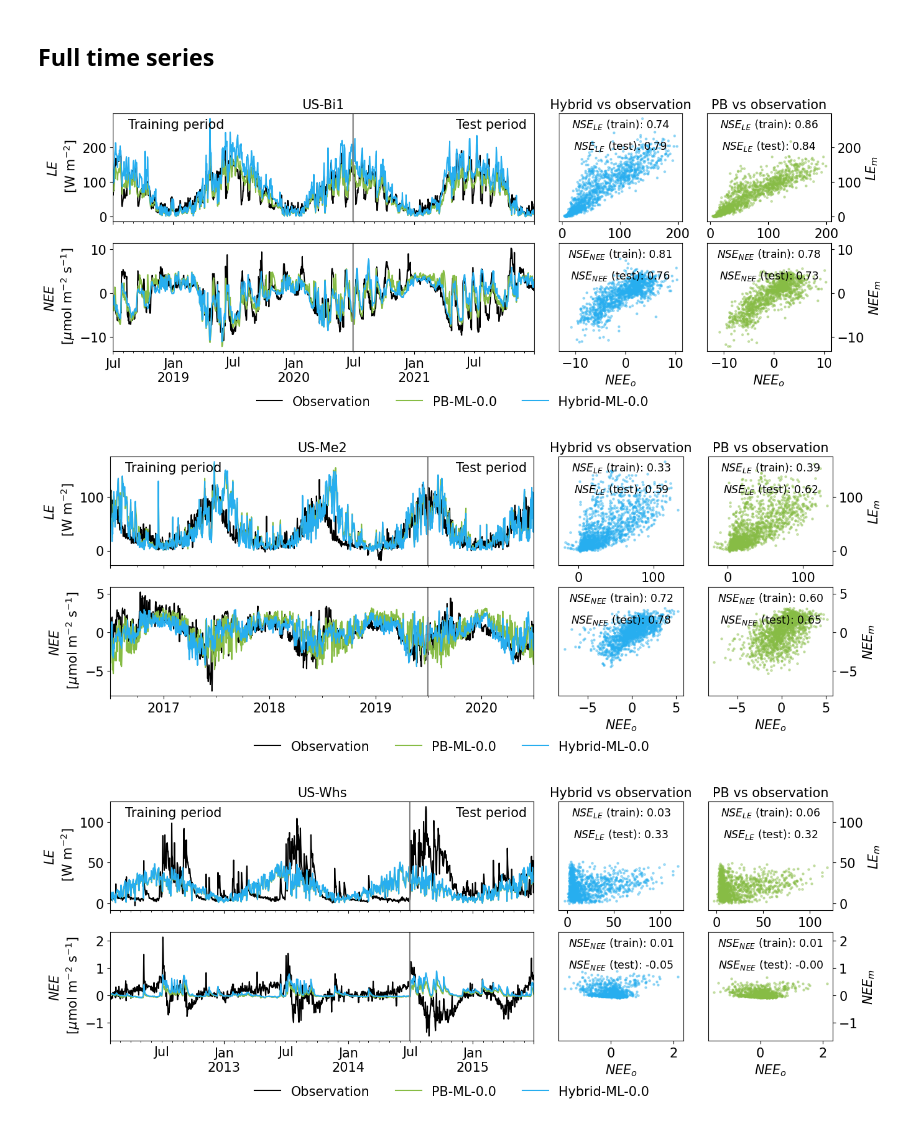
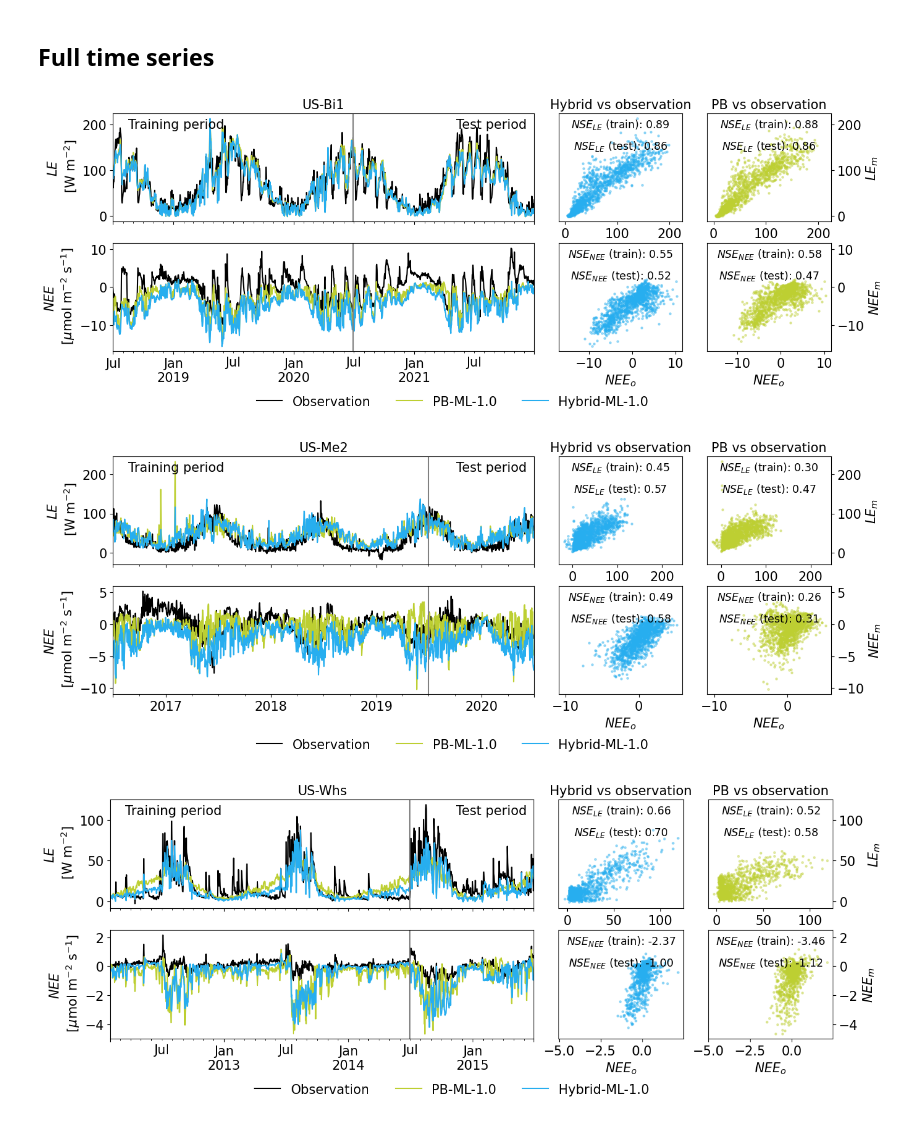
Before and after one commit to pnnl/JAX-CanVeg, a Jupyter notebook: examples/TrainingAnalysis.ipynb, the cells around one changed output. Drawn from its saved outputs; the diff is of its cells as text; code cells hidden in the pictures.

```diff
--- a/examples/TrainingAnalysis.ipynb
+++ b/examples/TrainingAnalysis.ipynb
@@ -44,6 +44,10 @@ dnn_combinations = list(itertools.product(sites, le_weight))
 metrics = ["mse", "nse", "cc"]
 metrics_labels = ["MSE", "NSE", "CC"]
 outputs = ["LE", "NEE"]
+
+colors = {
+    "PB": '#bdcf32', "Hybrid": '#27aeef', "DNN": '#87bc45', "Obs": "black"
+}
 # %% [markdown]
 # Load the training results
 # %% [markdown]
@@ -278,7 +282,7 @@ for i, varn in enumerate(["LE", "NEE"]):
             df_metrics, layer=layer, varn=varn, train_or_test=train_or_test
         )
         ax = sns.barplot(df_metrics_sub, ax=ax, x="site", y=metric, hue="model", errorbar='sd',
-                         palette=['#87bc45', '#27aeef', '#bdcf32'],
+                         palette=[colors['PB'], colors['Hybrid'], colors['DNN']],
                          legend="full" if i==1 and j==len(metrics)-1 else False)
         ax.set(xlabel="", ylabel=f"${metric.upper()}_{'{'+varn+'}'}$",
                yscale="symlog" if (varn=="NEE") and (metric=="mkge") else "linear")
@@ -381,14 +385,14 @@ for i, metric in enumerate(metrics):
             train_or_test=train_or_test,
         )[metric]
 
-        ax.plot(le_weight, le_m, ".-", color='#87bc45', label=f"$LE$ by PB-{layer}")
-        ax.plot(le_weight, le_hm, ".-", color='#27aeef', label=f"$LE$ by Hybrid-{layer}")
+        ax.plot(le_weight, le_m, ".-", color=colors['PB'], label=f"$LE$ by PB-{layer}")
+        ax.plot(le_weight, le_hm, ".-", color=colors['Hybrid'], label=f"$LE$ by Hybrid-{layer}")
         # ax.plot(le_weight, le_dm, ".-", label=f"DNN-{layer}")
         # ax.legend()
 
         ax2 = ax.twinx()
-        ax2.plot(le_weight, nee_m, "*--", color='#87bc45', label=f"$NEE$ by PB-{layer}")
-        ax2.plot(le_weight, nee_hm, "*--", color='#27aeef', label=f"$NEE$ by Hybrid-{layer}")
+        ax2.plot(le_weight, nee_m, "*--", color=colors['PB'], label=f"$NEE$ by PB-{layer}")
+        ax2.plot(le_weight, nee_hm, "*--", color=colors['Hybrid'], label=f"$NEE$ by Hybrid-{layer}")
         # ax2.plot(le_weight, nee_dm, "*--", label=f"DNN-{layer}")
         # ax2.legend()
 
@@ -582,7 +580,7 @@ plt.subplots_adjust(hspace=0.25)
 # %% [markdown]
 ## Full time series
 # %%
-weight = "0.0"
+weight = "1.0"
 for site,layer in itertools.product(sites, ['ML']):
     # Train data
     train_pb = (
@@ -614,9 +612,9 @@ for site,layer in itertools.product(sites, ['ML']):
     fig = plt.figure(figsize=(15, 5))
     gs = GridSpec(2, 5, figure=fig)
     ax1 = fig.add_subplot(gs[0,:-2])
-    pb["LE-obs"].plot(ax=ax1, color='black', label="Observation")
-    pb["LE"].plot(ax=ax1, color='#87bc45', label=f"PB-{layer}-{weight}")
-    hybrid["LE"].plot(ax=ax1, color='#27aeef', label=f"Hybrid-{layer}-{weight}")
+    pb["LE-obs"].plot(ax=ax1, color=colors['Obs'], label="Observation")
+    pb["LE"].plot(ax=ax1, color=colors['PB'], label=f"PB-{layer}-{weight}")
+    hybrid["LE"].plot(ax=ax1, color=colors['Hybrid'], label=f"Hybrid-{layer}-{weight}")
     ax1.axvline(x=train_test_split, color="grey")
     ax1.text(0.15, .9, 'Training period', transform=ax1.transAxes, ha='center', va='center')
     ax1.text(0.9, .9, 'Test period', transform=ax1.transAxes, ha='center', va='center')
@@ -624,7 +622,7 @@ for site,layer in itertools.product(sites, ['ML']):
     ax1.set(ylabel="$LE$ \n [W m$^{-2}$]", title=site)
 
     ax1b = fig.add_subplot(gs[0,-2])
-    ax1b.scatter(pb["LE-obs"], hybrid["LE"], color='#27aeef', alpha=0.4, s=5)
+    ax1b.scatter(pb["LE-obs"], hybrid["LE"], color=colors['Hybrid'], alpha=0.4, s=5)
     metric_train = filter_metric(
         df_metrics, site=site, layer=layer, weight=float(weight),
         varn='LE', model='Hybrid', train_or_test='train'
@@ -637,10 +635,10 @@ for site,layer in itertools.product(sites, ['ML']):
               transform=ax1b.transAxes, ha='center', va='center', size='small')
     ax1b.text(0.5, .7, '$NSE_{LE}$ (test): '+f"{metric_test:.2f}",
               transform=ax1b.transAxes, ha='center', va='center', size='small')
-    ax1b.set(xlabel='$LE_o$', yticks=[], ylim=ax1.get_ylim(), title=f"Hybrid vs observation")
+    ax1b.set(xlabel='$LE_o$', yticks=[], xlim=ax1.get_ylim(), ylim=ax1.get_ylim(), title=f"Hybrid vs observation")
 
     ax1c = fig.add_subplot(gs[0,-1])
-    ax1c.scatter(pb["LE-obs"], pb["LE"], color='#87bc45', alpha=0.4, s=5)
+    ax1c.scatter(pb["LE-obs"], pb["LE"], color=colors['PB'], alpha=0.4, s=5)
     metric_train = filter_metric(
         df_metrics, site=site, layer=layer, weight=float(weight),
         varn='LE', model='PB', train_or_test='train'
@@ -655,52 +653,52 @@ for site,layer in itertools.product(sites, ['ML']):
               transform=ax1c.transAxes, ha='center', va='center', size='small')
     ax1c.yaxis.tick_right()
     ax1c.yaxis.set_label_position("right")
-    ax1c.set(xlabel='$LE_o$', ylabel=f"$LE_m$", ylim=ax1b.get_ylim(), title=f"PB vs observation")
+    ax1c.set(xlabel='$LE_o$', ylabel=f"$LE_m$", xlim=ax1.get_ylim(), ylim=ax1.get_ylim(), title=f"PB vs observation")
 
     ax2 = fig.add_subplot(gs[1,:-2], sharex=ax1)
-    pb["NEE-obs"].plot(ax=ax2, color='black', label="Observation")
-    pb["NEE"].plot(ax=ax2, color='#87bc45', label=f"PB-{layer}-{weight}")
-    hybrid["NEE"].plot(ax=ax2, color='#27aeef', label=f"Hybrid-{layer}-{weight}")
+    pb["NEE-obs"].plot(ax=ax2, color=colors['Obs'], label="Observation")
+    pb["NEE"].plot(ax=ax2, color=colors['PB'], label=f"PB-{layer}-{weight}")
+    hybrid["NEE"].plot(ax=ax2, color=colors['Hybrid'], label=f"Hybrid-{layer}-{weight}")
     ax2.axvline(x=train_test_split, color="grey")
     ax2.yaxis.tick_left()
     ax2.legend(bbox_to_anchor=[1.3, -0.3], ncol=3, frameon=False)
     ax2.set(ylabel="$NEE$ \n [$\mu$mol m$^{-2}$ s$^{-1}$]")
 
     ax2b = fig.add_subplot(gs[1,-2])
-    ax2b.scatter(pb["NEE-obs"], hybrid["NEE"], color='#27aeef', alpha=0.4, s=5)
+    ax2b.scatter(pb["NEE-obs"], hybrid["NEE"], color=colors['Hybrid'], alpha=0.4, s=5)
     metric_train = filter_metric(
         df_metrics, site=site, layer=layer, weight=float(weight),
         varn='NEE', model='Hybrid', train_or_test='train'
     )['nse'].values[0]
     metric_test = filter_metric(
         df_metrics, site=site, layer=layer, weight=float(weight),
         varn='NEE', model='Hybrid', train_or_test='test'
     )['nse'].values[0]
     ax2b.text(0.5, .9, '$NSE_{NEE}$ (train): '+f"{metric_train:.2f}",
               transform=ax2b.transAxes, ha='center', va='center', size='small')
     ax2b.text(0.5, .7, '$NSE_{NEE}$ (test): '+f"{metric_test:.2f}",
               transform=ax2b.transAxes, ha='center', va='center', size='small')
     ax2b.set(xlabel='$NEE_o$', yticks=[], xlim=ax2.get_ylim(), ylim=ax2.get_ylim())
 
     ax2c = fig.add_subplot(gs[1,-1])
-    ax2c.scatter(pb["NEE-obs"], pb["NEE"], color='#87bc45', alpha=0.4, s=5)
+    ax2c.scatter(pb["NEE-obs"], pb["NEE"], color=colors['PB'], alpha=0.4, s=5)
     # ax2c.set(xlabel='Observation', ylabel=f"PB-{layer}-{weight}")
     metric_train = filter_metric(
         df_metrics, site=site, layer=layer, weight=float(weight),
         varn='NEE', model='PB', train_or_test='train'
     )['nse'].values[0]
     metric_test = filter_metric(
         df_metrics, site=site, layer=layer, weight=float(weight),
         varn='NEE', model='PB', train_or_test='test'
     )['nse'].values[0]
     ax2c.text(0.5, .9, '$NSE_{NEE}$ (train): '+f"{metric_train:.2f}",
               transform=ax2c.transAxes, ha='center', va='center', size='small')
     ax2c.text(0.5, .7, '$NSE_{NEE}$ (test): '+f"{metric_test:.2f}",
               transform=ax2c.transAxes, ha='center', va='center', size='small')
     ax2c.yaxis.tick_right()
     ax2c.yaxis.set_label_position("right")
     ax2c.set(xlabel='$NEE_o$', ylabel=f"$NEE_m$", xlim=ax2.get_ylim(), ylim=ax2.get_ylim())
 # %% [output]
-[figure, old version]
+[figure, new version]
-[figure, old version]
+[figure, new version]
-[figure, old version]
+[figure, new version]
```
Also changed, not shown: parts of 6 cells of this notebook, 3 other files.
